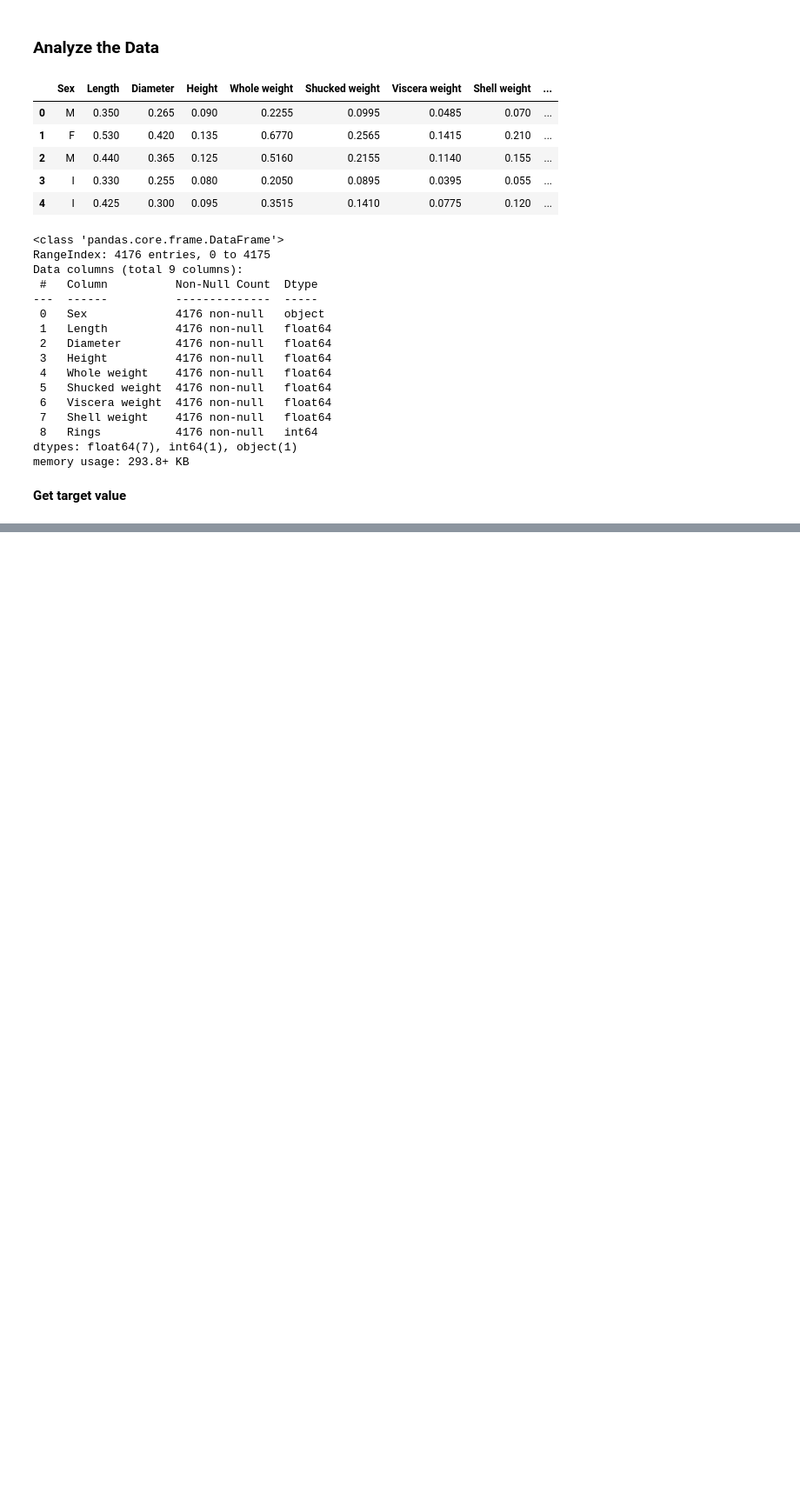
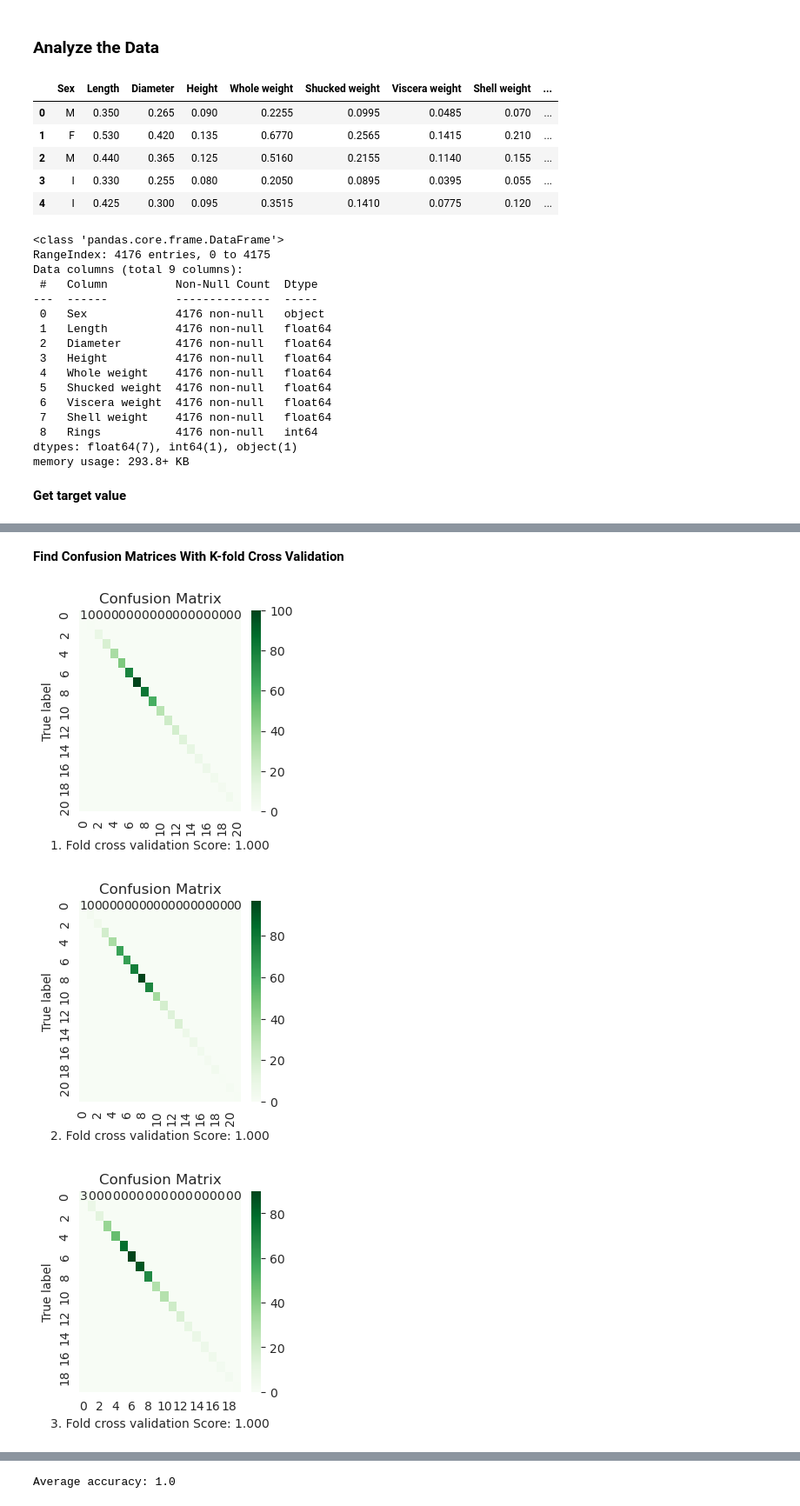
Before and after one commit to mehmet-ercan/MachineLearning, a Jupyter notebook: HW2/HW2_AKCAN_ERCAN_244201001033.ipynb, the cells around one changed output, grey strips where cells are left out. Shown at 87% size. Saved outputs shown, nothing was run; the diff lists cells and outputs as text; code cells hidden in the pictures; blank space fills up the shorter version.

```diff
--- a/HW2/HW2_AKCAN_ERCAN_244201001033.ipynb
+++ b/HW2/HW2_AKCAN_ERCAN_244201001033.ipynb
@@ -222,9 +244,10 @@ def build_dt(X, y, attribute_types, options):
+# %%
+def predict_dt(dt, X, options):
+    return np.array(predict_all(X, dt, options))
 # %%
 X = abalone_df.iloc[:, :-1].values
 y = abalone_df.iloc[:, -1].values.reshape(-1, 1)
 
-options = {"max_depth": 2}
+options = {"max_depth": 5, "pruning": False}
 attribute_types = abalone_df.dtypes.apply(str).tolist()
 X_train, X_test, y_train, y_test = train_test_split(X, y, test_size=.2, random_state=41)
-
-my_tree = build_dt(X_train, y_train, attribute_types, options)
@@ -256,0 +302,43 @@ accuracy_score(y_test, y_pred)
+# %% [markdown]
+**Find Confusion Matrices With K-fold Cross Validation**
+# %%
+kf = KFold(n_splits=6, shuffle=True, random_state=42)
+
+# Lists to store accuracy scores & confusion_matrices for each fold
+accuracy_scores = []
+confusion_matrices = []
+
+# Perform k-fold cross-validation via kf.split(X_train), this function give me an indexes subset of X_train_scaled actualy X_train
+for train_index, val_index in kf.split(X_train):
+    X_train_fold, X_val_fold = X_train[train_index], X_train[val_index]
+    y_train_fold, y_val_fold = y_train[train_index], y_train[val_index]
+
+    my_tree = build_dt(X_train, y_train, attribute_types, options)
+    y_pred_fold = predict_dt(my_tree, X_val_fold, options)
+
+    # Calculate accuracy and confusion_matrix for current fold
+    accuracy = accuracy_score(y_val_fold, y_pred_fold)
+    cm = confusion_matrix(y_val_fold, y_pred_fold)
+
+    # Store accuracy score and confusion_matrix
+    accuracy_scores.append(accuracy)
+    confusion_matrices.append(cm)
+# %%
+for i, score in enumerate(accuracy_scores):
+    plt.figure(figsize=(3, 3))
+    sns.heatmap(confusion_matrices[i], annot=True, fmt='d', cmap='Greens')
+    plt.title('Confusion Matrix')
+    plt.ylabel('True label')
+    i+=1
+    plt.xlabel(f'{i}. Fold cross validation Score: {score:.3f}')
+    plt.plot()
+
+plt.show()
+
+# Calculate average accuracy across all folds
+avg_accuracy = np.mean(accuracy_scores)
+print(f"Average accuracy: {avg_accuracy}")
+# %% [output]
+[figure, added]
+[figure, added]
+[figure, added]
@@ -256,0 +348 @@ accuracy_score(y_test, y_pred)
+Average accuracy: 1.0
```
Also changed, not shown: parts of 11 cells of this notebook, 1 other file.
